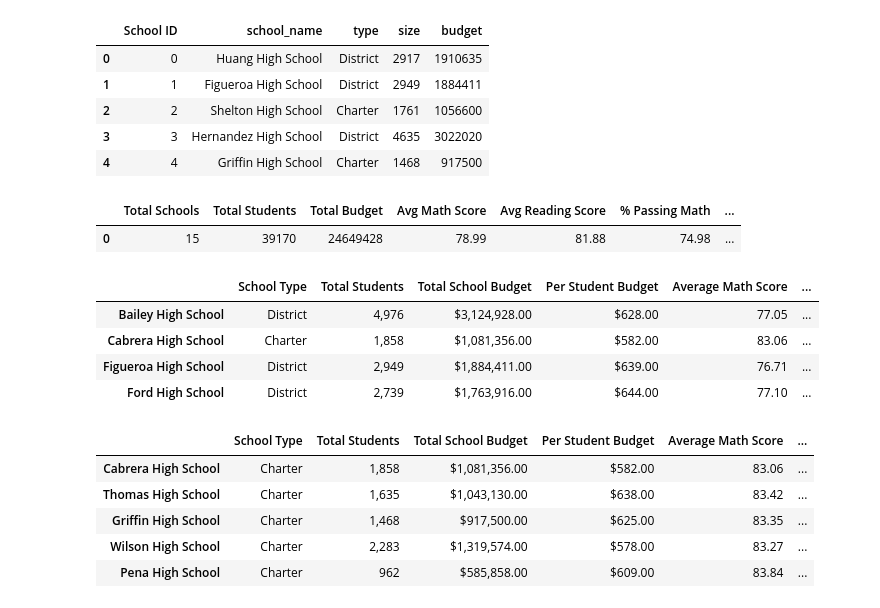
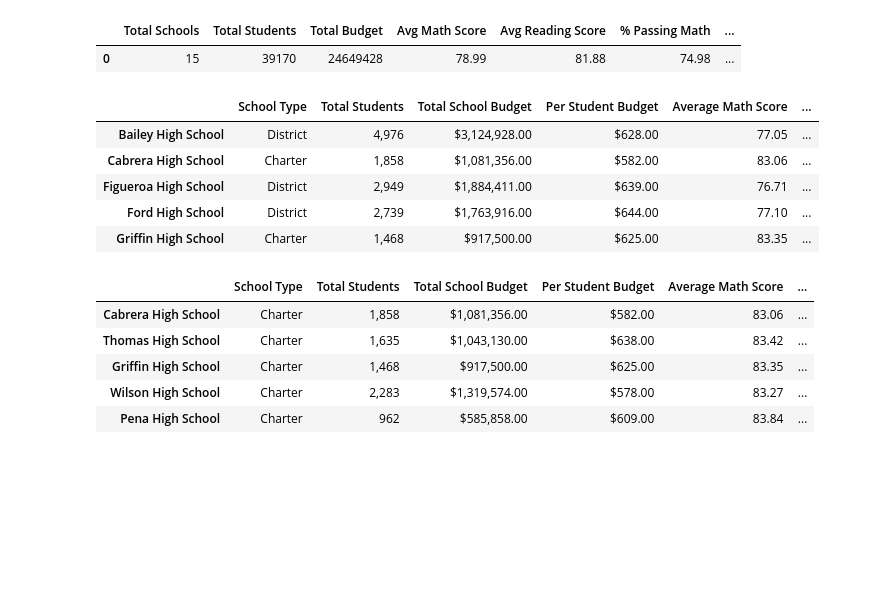
Before and after one commit to JohnShuford/Pandas-Challenge, a Jupyter notebook: PyCitySchools/PyCitySchools.ipynb, the cells around one changed output. Saved outputs shown, nothing was run; the diff lists cells and outputs as text; code cells hidden in the pictures; blank space fills up the shorter version.

```diff
--- a/PyCitySchools/PyCitySchools.ipynb
+++ b/PyCitySchools/PyCitySchools.ipynb
@@ -13,14 +13,6 @@ student_data = pd.read_csv(student_data_to_load)
 
 # Combine the data into a single dataset.
 school_data_complete = pd.merge(student_data, school_data, how="left", on=["school_name", "school_name"])
-school_data.head()
-# %% [output]
-|  | School ID | school_name | type | size | budget |
-| 0 | 0 | Huang High School | District | 2917 | 1910635 |
-| 1 | 1 | Figueroa High School | District | 2949 | 1884411 |
-| 2 | 2 | Shelton High School | Charter | 1761 | 1056600 |
-| 3 | 3 | Hernandez High School | District | 4635 | 3022020 |
-| 4 | 4 | Griffin High School | Charter | 1468 | 917500 |
 # %%
 ## SCHOOL SUMMARY ##
 
@@ -86,34 +78,36 @@ schools_index = sorted_schools.set_index('school_name')
 schools_start['School Type'] = schools_index['type']
 
 #formatting the column names
 schools_renamed = schools_start.rename(columns = {'size': 'Total Students', 'budget': 'Total School Budget',
                                                  'reading_score': 'Average Reading Score',
                                                   'math_score': 'Average Math Score', })
 schools_reorganized = schools_renamed[['School Type', 'Total Students', 'Total School Budget','Per Student Budget',
                                        'Average Math Score', 'Average Reading Score', '% Passing Math',
                                        '% Passing Reading', '% Passing Overall']]
 schools_reorganized.index.name = None
 
 #formatting the columns
 #making the change to integers
 schools_reorganized['Total Students'] = schools_reorganized['Total Students'].astype('int')
 #final formatting
 schools_reorganized['Total Students'] = schools_reorganized['Total Students'].map('{:,}'.format)
 schools_reorganized['Total School Budget'] = schools_reorganized['Total School Budget'].map('${:,.2f}'.format)
 schools_reorganized['Per Student Budget'] = schools_reorganized['Per Student Budget'].map('${:,.2f}'.format)
 schools_reorganized['Average Math Score'] = schools_reorganized['Average Math Score'].map('{:.2f}'.format)
 schools_reorganized['Average Reading Score'] = schools_reorganized['Average Reading Score'].map('{:.2f}'.format)
 schools_reorganized['% Passing Math'] = schools_reorganized['% Passing Math'].map('{:.2f}%'.format)
 schools_reorganized['% Passing Reading'] = schools_reorganized['% Passing Reading'].map('{:.2f}%'.format)
 schools_reorganized['% Passing Overall'] = schools_reorganized['% Passing Overall'].map('{:.2f}%'.format)
 
-schools_reorganized.head(4)
+#print the table head
+schools_reorganized.head()
 # %% [output]
 |  | School Type | Total Students | Total School Budget | Per Student Budget | Average Math Score | ... |
 | Bailey High School | District | 4,976 | $3,124,928.00 | $628.00 | 77.05 | ... |
 | Cabrera High School | Charter | 1,858 | $1,081,356.00 | $582.00 | 83.06 | ... |
 | Figueroa High School | District | 2,949 | $1,884,411.00 | $639.00 | 76.71 | ... |
 | Ford High School | District | 2,739 | $1,763,916.00 | $644.00 | 77.10 | ... |
+| Griffin High School | Charter | 1,468 | $917,500.00 | $625.00 | 83.35 | ... |
 # %%
 ## BEST 5 SCHOOLS ##
 
```
Also changed, not shown: parts of 5 cells of this notebook.
